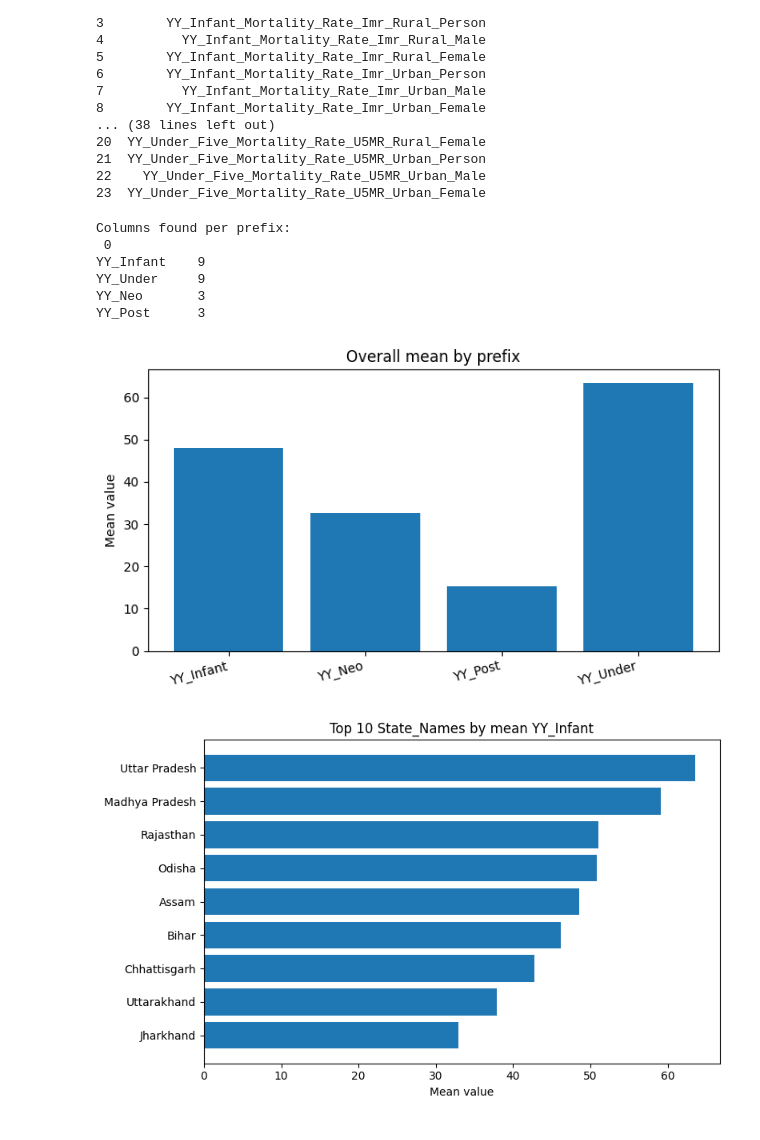
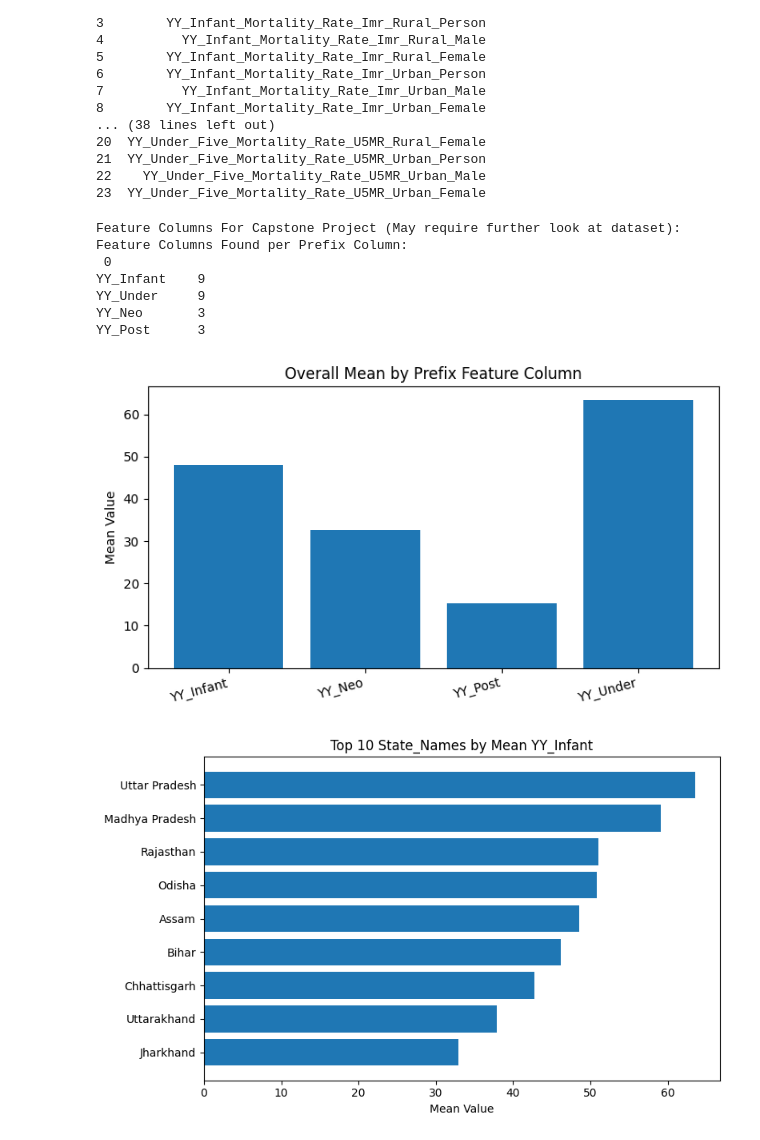
Before and after one commit to rcghpge/capstoneproject, a Jupyter notebook: notebooks/capstone-eda.ipynb, the cells around one changed output. Saved outputs shown, nothing was run; the diff lists cells and outputs as text; code cells hidden in the pictures.

```diff
--- a/notebooks/capstone-eda.ipynb
+++ b/notebooks/capstone-eda.ipynb
@@ -162,9 +162,9 @@ import pandas as pd
 import numpy as np
 import matplotlib.pyplot as plt
 
-# --- config ---
-PREFIXES = ["YY_Infant", "YY_Under", "YY_Neo", "YY_Post"]
-GROUP_COL_CANDIDATES = ["State_Name", "State_District_Name"]
+# --- configs ---
+PREFIXES = ["YY_Infant", "YY_Under", "YY_Neo", "YY_Post"]  # can add more feature columns here (by prefix)
+GROUP_COL_CANDIDATES = ["State_Name", "State_District_Name"] # can add more feature columns here (by group/category. state, locations, etc)
 
 # --- helpers ---
 def find_group_col(df):
@@ -184,7 +184,6 @@ def melt_prefixes(df, prefixes):
     id_vars = [c for c in df.columns if c not in yy_cols]
     tidy = df.melt(id_vars=id_vars, value_vars=yy_cols,
                    var_name="yy_feature", value_name="value")
-    # coerce numeric safely
     tidy["value"] = pd.to_numeric(tidy["value"], errors="coerce")
     # add top-level prefix label for quick faceting/grouping
     tidy["prefix"] = tidy["yy_feature"].str.extract(r"^(YY_[A-Za-z]+)")
@@ -194,8 +193,8 @@ def plot_overall_means_by_prefix(tidy):
     agg = tidy.groupby("prefix", dropna=True)["value"].mean().reset_index()
     plt.figure(figsize=(7,4))
     plt.bar(agg["prefix"], agg["value"])
-    plt.title("Overall mean by prefix")
-    plt.ylabel("Mean value")
+    plt.title("Overall Mean by Prefix Feature Column")
+    plt.ylabel("Mean Value")
     plt.xticks(rotation=15, ha="right")
     plt.tight_layout()
     plt.show()
@@ -208,8 +207,8 @@ def plot_top_groups_for_prefix(tidy, prefix, group_col, top_n=10):
     agg = sub.groupby(group_col, dropna=True)["value"].mean().sort_values(ascending=False).head(top_n)
     plt.figure(figsize=(8,5))
     plt.barh(agg.index[::-1], agg.values[::-1])
-    plt.title(f"Top {top_n} {group_col}s by mean {prefix}")
-    plt.xlabel("Mean value")
+    plt.title(f"Top {top_n} {group_col}s by Mean {prefix}")
+    plt.xlabel("Mean Value")
     plt.tight_layout()
     plt.show()
 
@@ -224,39 +223,41 @@ def plot_corr_of_selected(df, prefixes):
     plt.imshow(corr, interpolation="nearest")
     plt.colorbar()
     plt.title("Correlation (selected YY_* columns)")
     plt.xticks(range(len(sel_cols)), sel_cols, rotation=90)
     plt.yticks(range(len(sel_cols)), sel_cols)
     plt.tight_layout()
     plt.show()
 
-# --- run ---
+# --- Preliminary on Health Analytics Data ---
 # Check dataframes (By State - preliminary EDA ond data)
 group_col = find_group_col(df)
 tidy = melt_prefixes(df, PREFIXES)
 
 # 1) Check columns per prefix)
 counts = (pd.Series(cols_with_prefixes(df, PREFIXES))
           .str.extract(r"^(YY_[A-Za-z]+)")[0]
           .value_counts())
-print("Columns found per prefix:\n", counts.to_string(), "\n")
+print("Feature Columns For Capstone Project (May require further look at dataset):")
+print("Feature Columns Found per Prefix Column:\n", counts.to_string(), "\n")
 
-# 2) Overall means by prefix (bar chart)
+# 2) Overall average means by prefix
 plot_overall_means_by_prefix(tidy)
 
-# 3) Top groups (e.g., States/Districts) for each prefix
+# 3) Highest feature column numbers (e.g., States/Districts) for each prefix
 for p in sorted(tidy["prefix"].dropna().unique()):
     plot_top_groups_for_prefix(tidy, p, group_col, top_n=10)
 
 # 4) Correlation heatmap among all selected YY_* columns
 #plot_corr_of_selected(df, PREFIXES)
 # %% [output]
-Columns found per prefix:
+Feature Columns For Capstone Project (May require further look at dataset):
+Feature Columns Found per Prefix Column:
  0
 YY_Infant    9
 YY_Under     9
 YY_Neo       3
 YY_Post      3
-[figure, old version]
+[figure, new version]
 [figure]
 [figure]
 [figure]
```
Also changed, not shown: parts of 1 cell of this notebook.
